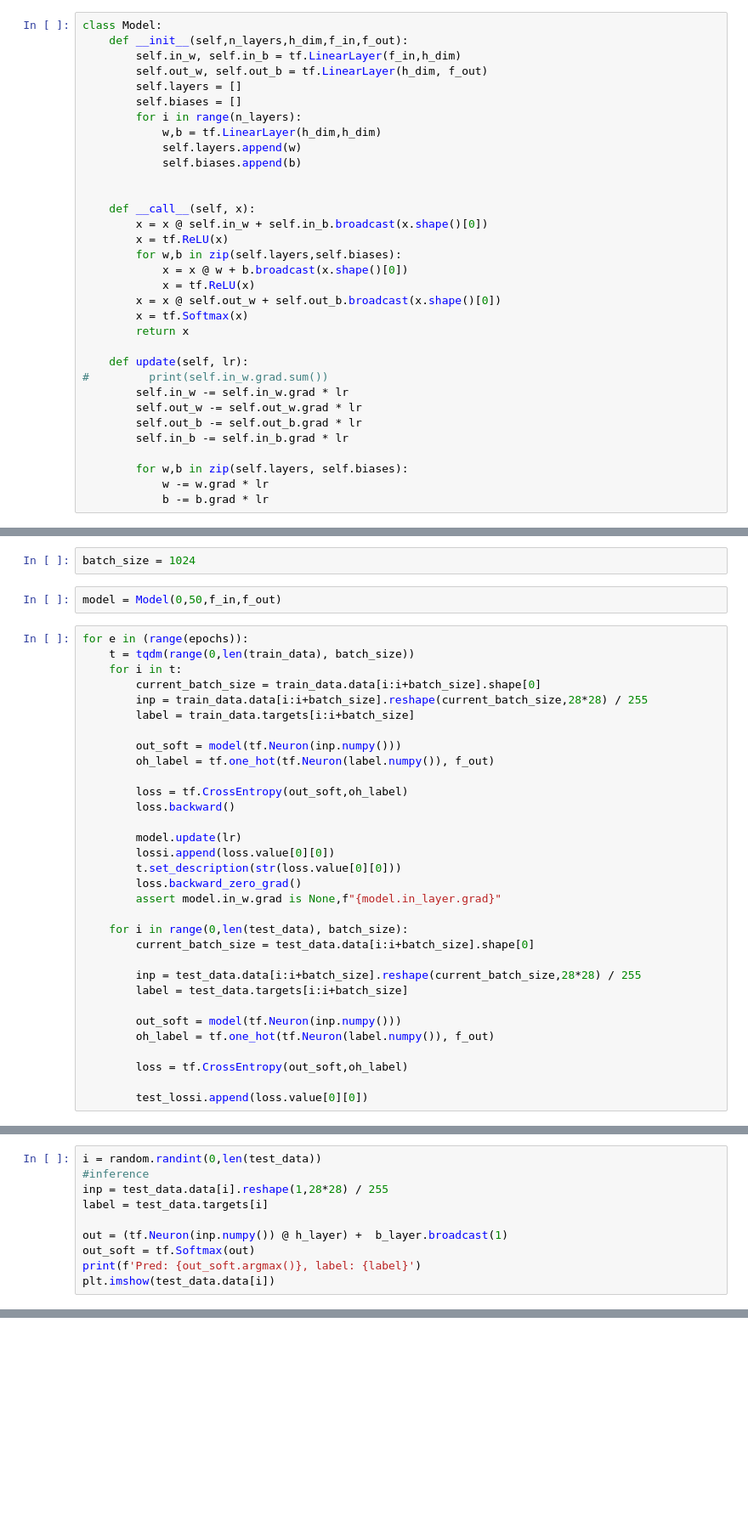
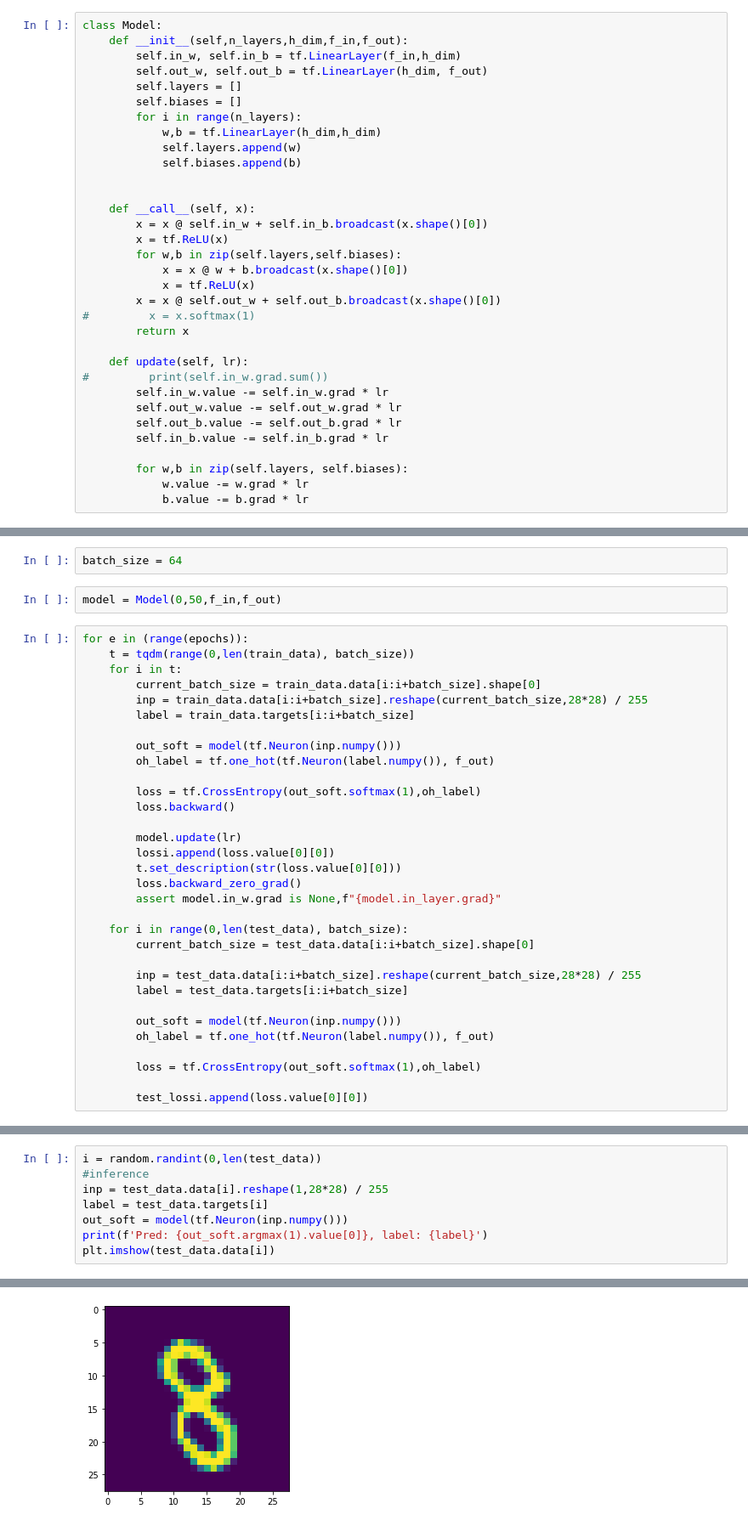
Before and after one commit to fakhirali/Compt-Graphs-Gradients, a Jupyter notebook: TrainingMNIST.ipynb, the cells around one changed output, grey strips where cells are left out. Shown at 85% size. Saved outputs shown, nothing was run; the diff lists cells and outputs as text; blank space fills up the shorter version.

```diff
--- a/TrainingMNIST.ipynb
+++ b/TrainingMNIST.ipynb
@@ -56,19 +53,19 @@ class Model:
             x = x @ w + b.broadcast(x.shape()[0])
             x = tf.ReLU(x)
         x = x @ self.out_w + self.out_b.broadcast(x.shape()[0])
-        x = tf.Softmax(x)
+#         x = x.softmax(1)
         return x
 
     def update(self, lr):
 #         print(self.in_w.grad.sum())
-        self.in_w -= self.in_w.grad * lr
-        self.out_w -= self.out_w.grad * lr
-        self.out_b -= self.out_b.grad * lr
-        self.in_b -= self.in_b.grad * lr
+        self.in_w.value -= self.in_w.grad * lr
+        self.out_w.value -= self.out_w.grad * lr
+        self.out_b.value -= self.out_b.grad * lr
+        self.in_b.value -= self.in_b.grad * lr
 
         for w,b in zip(self.layers, self.biases):
-            w -= w.grad * lr
-            b -= b.grad * lr
+            w.value -= w.grad * lr
+            b.value -= b.grad * lr
 # %%
 lr = 1e-2
 # %%
@@ -77,7 +74,7 @@ test_lossi = []
 # %%
 epochs = 1
 # %%
-batch_size = 1024
+batch_size = 64
 # %%
 model = Model(0,50,f_in,f_out)
 # %%
@@ -91,7 +88,7 @@ for e in (range(epochs)):
         out_soft = model(tf.Neuron(inp.numpy()))
         oh_label = tf.one_hot(tf.Neuron(label.numpy()), f_out)
 
-        loss = tf.CrossEntropy(out_soft,oh_label)
+        loss = tf.CrossEntropy(out_soft.softmax(1),oh_label)
         loss.backward()
 
         model.update(lr)
@@ -109,6 +106,6 @@ for e in (range(epochs)):
         out_soft = model(tf.Neuron(inp.numpy()))
         oh_label = tf.one_hot(tf.Neuron(label.numpy()), f_out)
 
-        loss = tf.CrossEntropy(out_soft,oh_label)
+        loss = tf.CrossEntropy(out_soft.softmax(1),oh_label)
 
         test_lossi.append(loss.value[0][0])
@@ -153,8 +156,7 @@ i = random.randint(0,len(test_data))
 #inference
 inp = test_data.data[i].reshape(1,28*28) / 255
 label = test_data.targets[i]
-
-out = (tf.Neuron(inp.numpy()) @ h_layer) +  b_layer.broadcast(1)
-out_soft = tf.Softmax(out)
-print(f'Pred: {out_soft.argmax()}, label: {label}')
+out_soft = model(tf.Neuron(inp.numpy()))
+print(f'Pred: {out_soft.argmax(1).value[0]}, label: {label}')
 plt.imshow(test_data.data[i])
+# %% [output]
@@ -160,0 +165 @@ plt.imshow(test_data.data[i])
+[figure, added]
```
Also changed, not shown: parts of 10 cells of this notebook, 3 other files.
